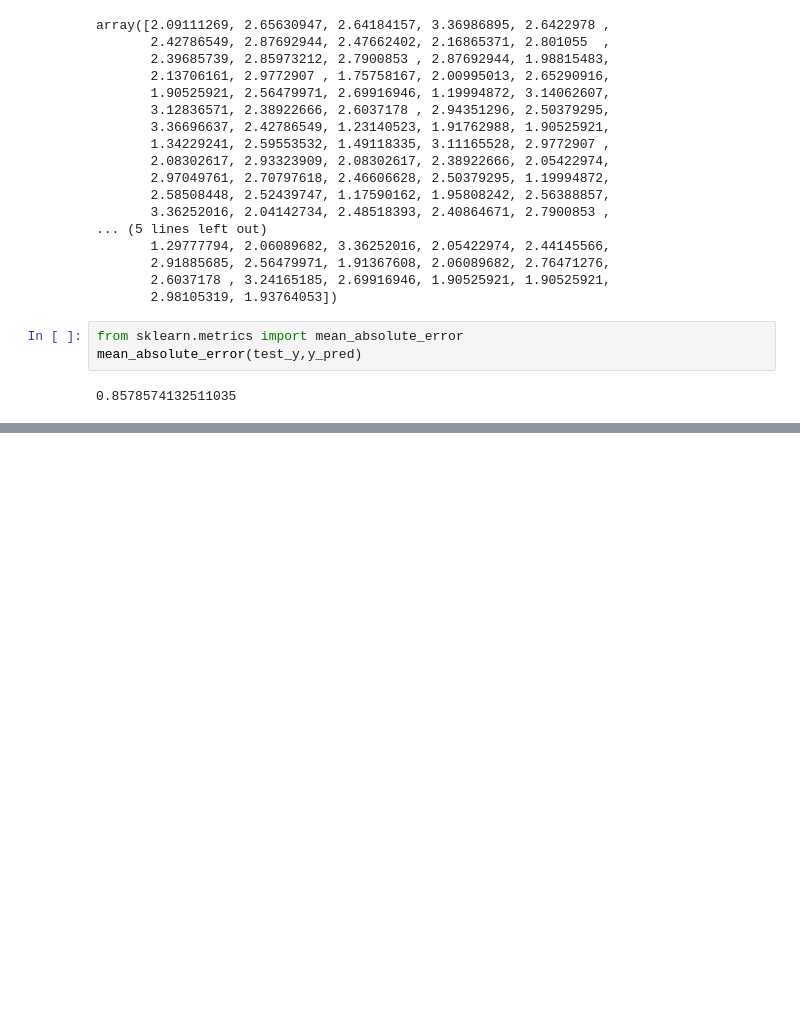
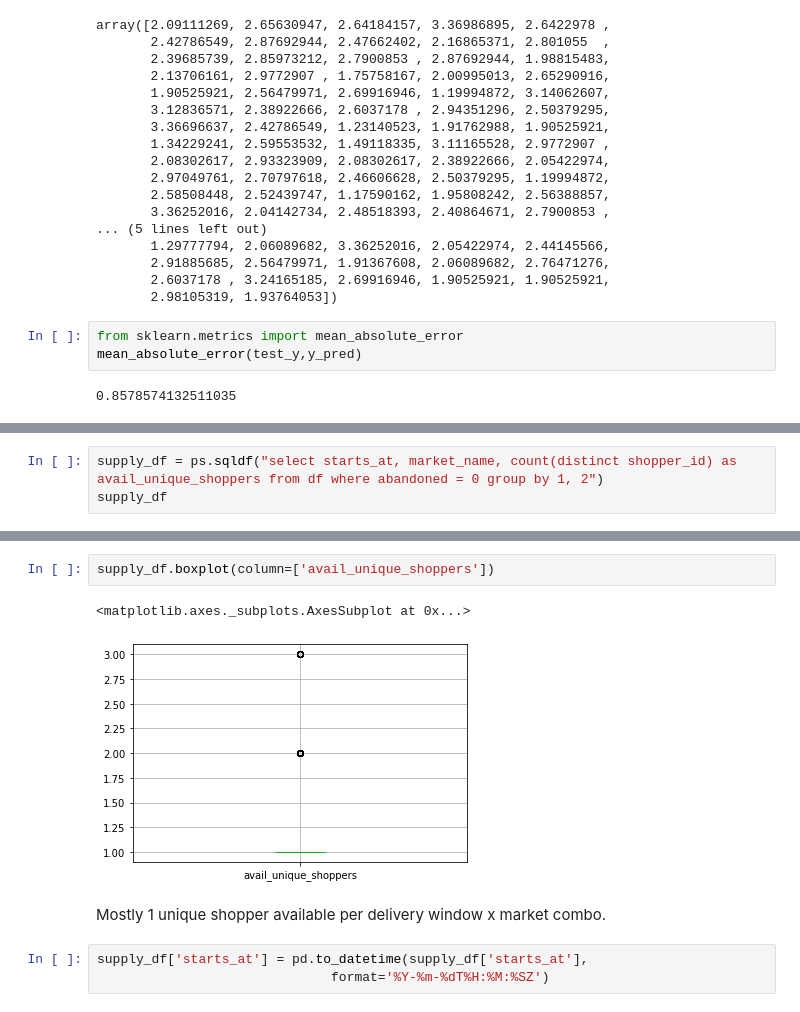
Before and after one commit to mindyng/Take-Homes, a Jupyter notebook: shipt-grocery-tech-supply-demand-forecasting.ipynb, the cells around one changed output, grey strips where cells are left out. Drawn from its saved outputs; the diff is of its cells as text; blank space fills up the shorter version.

```diff
--- a/shipt-grocery-tech-supply-demand-forecasting.ipynb
+++ b/shipt-grocery-tech-supply-demand-forecasting.ipynb
@@ -552,0 +767,3 @@ Though LightGB has gained popularity amongst Kaggle competition winners, Prophet
+# %%
+supply_df = ps.sqldf("select starts_at, market_name, count(distinct shopper_id) as avail_unique_shoppers from df where abandoned = 0 group by 1, 2")
+supply_df
@@ -552,0 +791,10 @@ Though LightGB has gained popularity amongst Kaggle competition winners, Prophet
+# %%
+supply_df.boxplot(column=['avail_unique_shoppers'])
+# %% [output]
+<matplotlib.axes._subplots.AxesSubplot at 0x...>
+[figure, added]
+# %% [markdown]
+Mostly 1 unique shopper available per delivery window x market combo.
+# %%
+supply_df['starts_at'] = pd.to_datetime(supply_df['starts_at'],
+                              format='%Y-%m-%dT%H:%M:%SZ')
```
Also changed, not shown: parts of 51 cells of this notebook.
